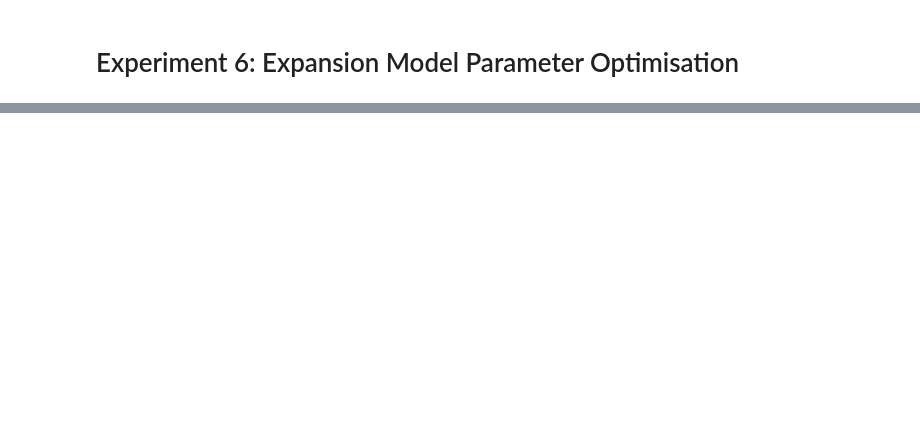
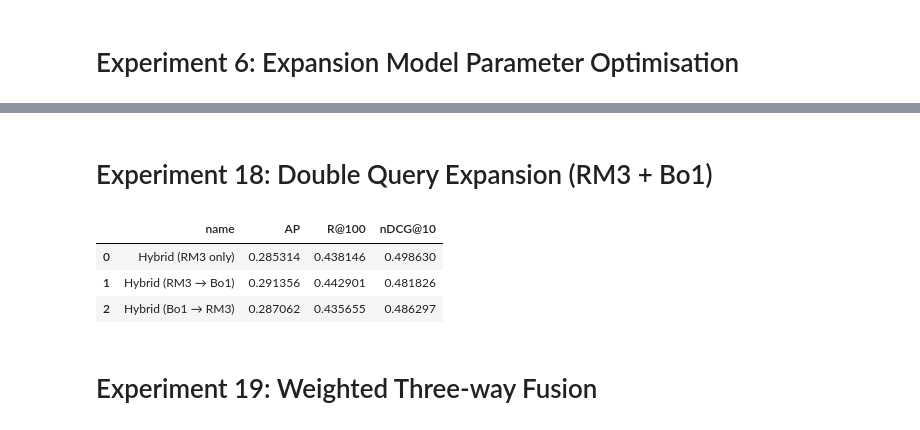
Before and after one commit to RobertBlaauwendraad/ir-project, a Jupyter notebook: ir-tests.ipynb, the cells around one changed output, grey strips where cells are left out. Drawn from its saved outputs; the diff is of its cells as text; code cells hidden in the pictures; blank space fills up the shorter version.

```diff
--- a/ir-tests.ipynb
+++ b/ir-tests.ipynb
@@ -290,0 +735,48 @@ print(hybrid_results)
+# %% [markdown]
+# Experiment 18: Double Query Expansion (RM3 + Bo1)
+# %%
+# Try combining RM3 and Bo1 expansion
+# First apply RM3, then Bo1 on the expanded query
+bm25_double_expansion = (
+    bm25_tuned_best
+    >> pt.text.get_text(dataset, ["title", "body"])
+    >> pt.apply.text(lambda row: (row['title'] or '') + " " + (row['body'] or ''))
+    >> pt.rewrite.RM3(bm25_index_ref, fb_docs=10, fb_terms=15, fb_lambda=0.5)
+    >> bm25_tuned_best
+    >> pt.text.get_text(dataset, ["title", "body"])
+    >> pt.apply.text(lambda row: (row['title'] or '') + " " + (row['body'] or ''))
+    >> pt.rewrite.Bo1QueryExpansion(bm25_index_ref, fb_docs=3, fb_terms=5)
+    >> bm25_tuned_best
+)
+
+hybrid_double_exp = splade_retr + (20 * bm25_double_expansion)
+
+# Also try Bo1 first, then RM3
+bm25_bo1_rm3 = (
+    bm25_tuned_best
+    >> pt.text.get_text(dataset, ["title", "body"])
+    >> pt.apply.text(lambda row: (row['title'] or '') + " " + (row['body'] or ''))
+    >> pt.rewrite.Bo1QueryExpansion(bm25_index_ref, fb_docs=5, fb_terms=10)
+    >> bm25_tuned_best
+    >> pt.text.get_text(dataset, ["title", "body"])
+    >> pt.apply.text(lambda row: (row['title'] or '') + " " + (row['body'] or ''))
+    >> pt.rewrite.RM3(bm25_index_ref, fb_docs=10, fb_terms=10, fb_lambda=0.5)
+    >> bm25_tuned_best
+)
+
+hybrid_bo1_rm3 = splade_retr + (20 * bm25_bo1_rm3)
+
+pt.Experiment(
+    [hybrid_tuned_rm3, hybrid_double_exp, hybrid_bo1_rm3],
+    topics,
+    qrels,
+    eval_metrics=[MAP, nDCG @ 10, Recall @ 100],
+    names=["Hybrid (RM3 only)", "Hybrid (RM3 → Bo1)", "Hybrid (Bo1 → RM3)"]
+)
+# %% [output]
+|  | name | AP | R@100 | nDCG@10 |
+| 0 | Hybrid (RM3 only) | 0.285314 | 0.438146 | 0.498630 |
+| 1 | Hybrid (RM3 → Bo1) | 0.291356 | 0.442901 | 0.481826 |
+| 2 | Hybrid (Bo1 → RM3) | 0.287062 | 0.435655 | 0.486297 |
+# %% [markdown]
+# Experiment 19: Weighted Three-way Fusion
```
Also changed, not shown: parts of 39 cells of this notebook, 4 other files.
